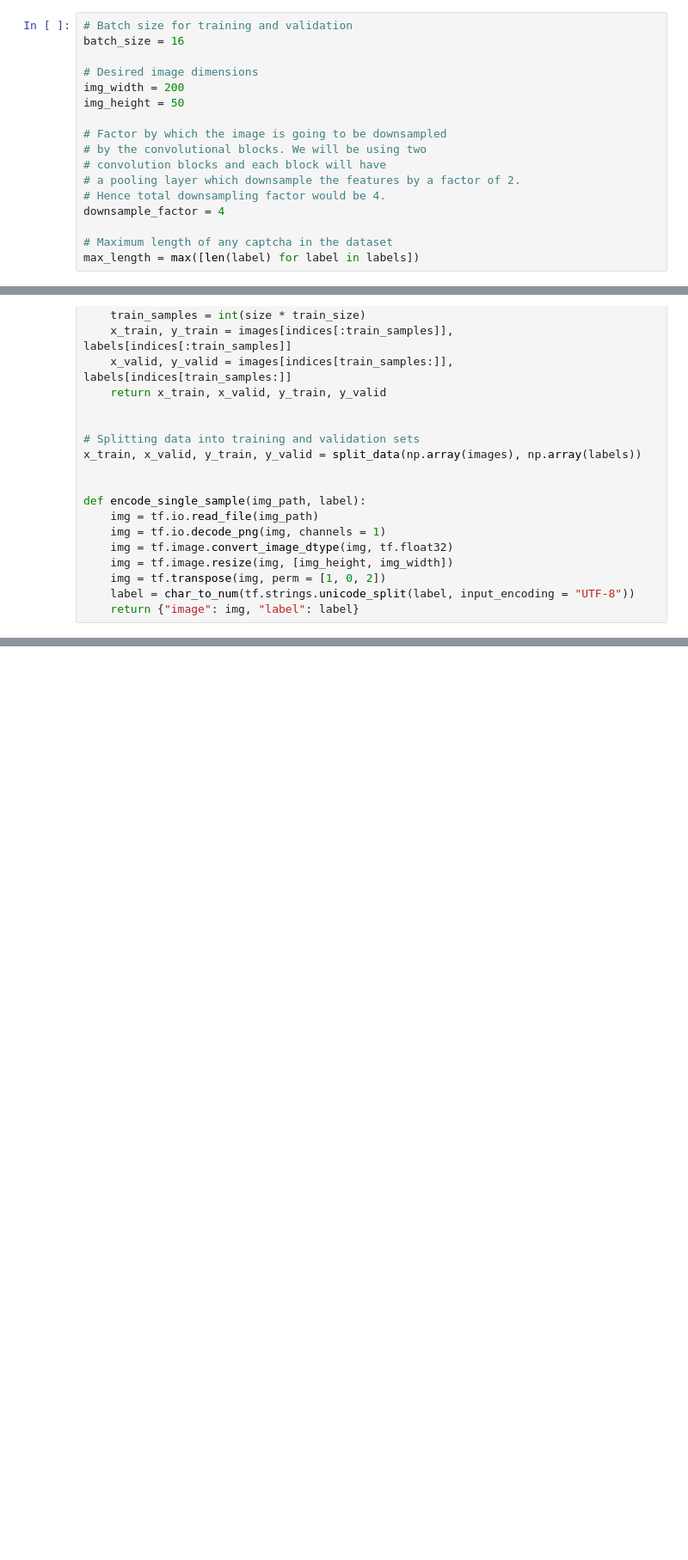
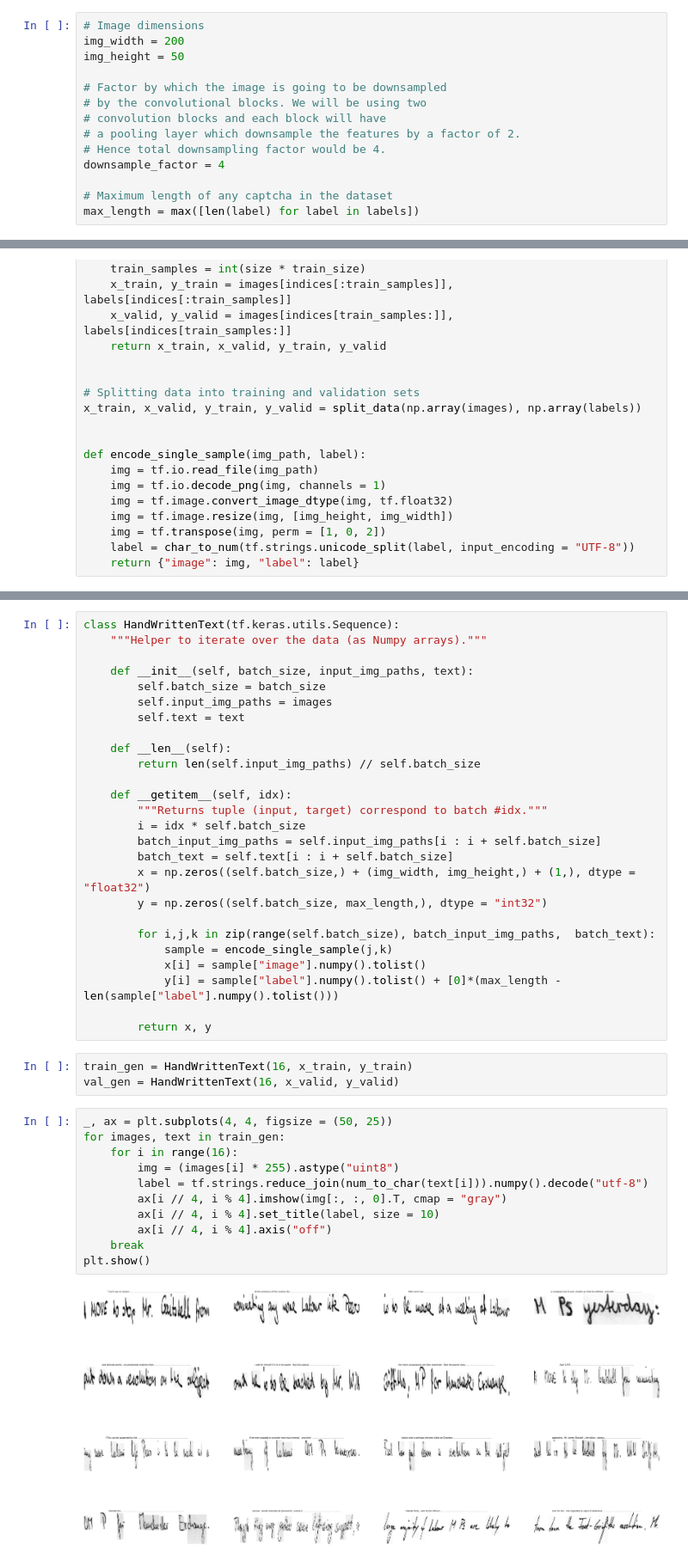
Before and after one commit to smoke-trees/HandwrittenTextRecognizer, a Jupyter notebook: src/train.ipynb, the cells around one changed output, grey strips where cells are left out. Shown at 86% size. Drawn from its saved outputs; the diff is of its cells as text; blank space fills up the shorter version.

```diff
--- a/src/train.ipynb
+++ b/src/train.ipynb
@@ -23,10 +19,7 @@ images = htr["Image Location"].values.tolist()
 labels = htr["Text"].values.tolist()
 characters = set(char for label in labels for char in label)
 # %%
-# Batch size for training and validation
-batch_size = 16
-
-# Desired image dimensions
+# Image dimensions
 img_width = 200
 img_height = 50
 
@@ -91,0 +67,42 @@ validation_dataset = (
+# %%
+class HandWrittenText(tf.keras.utils.Sequence):
+    """Helper to iterate over the data (as Numpy arrays)."""
+
+    def __init__(self, batch_size, input_img_paths, text):
+        self.batch_size = batch_size
+        self.input_img_paths = images
+        self.text = text
+
+    def __len__(self):
+        return len(self.input_img_paths) // self.batch_size
+
+    def __getitem__(self, idx):
+        """Returns tuple (input, target) correspond to batch #idx."""
+        i = idx * self.batch_size
+        batch_input_img_paths = self.input_img_paths[i : i + self.batch_size]
+        batch_text = self.text[i : i + self.batch_size]
+        x = np.zeros((self.batch_size,) + (img_width, img_height,) + (1,), dtype = "float32")
+        y = np.zeros((self.batch_size, max_length,), dtype = "int32")
+
+        for i,j,k in zip(range(self.batch_size), batch_input_img_paths,  batch_text):
+            sample = encode_single_sample(j,k)
+            x[i] = sample["image"].numpy().tolist()
+            y[i] = sample["label"].numpy().tolist() + [0]*(max_length - len(sample["label"].numpy().tolist()))
+
+        return x, y
+# %%
+train_gen = HandWrittenText(16, x_train, y_train)
+val_gen = HandWrittenText(16, x_valid, y_valid)
+# %%
+_, ax = plt.subplots(4, 4, figsize = (50, 25))
+for images, text in train_gen:
+    for i in range(16):
+        img = (images[i] * 255).astype("uint8")
+        label = tf.strings.reduce_join(num_to_char(text[i])).numpy().decode("utf-8")
+        ax[i // 4, i % 4].imshow(img[:, :, 0].T, cmap = "gray")
+        ax[i // 4, i % 4].set_title(label, size = 10)
+        ax[i // 4, i % 4].axis("off")
+    break
+plt.show()
+# %% [output]
+[figure, added]
```
Also changed, not shown: parts of 2 cells of this notebook.
